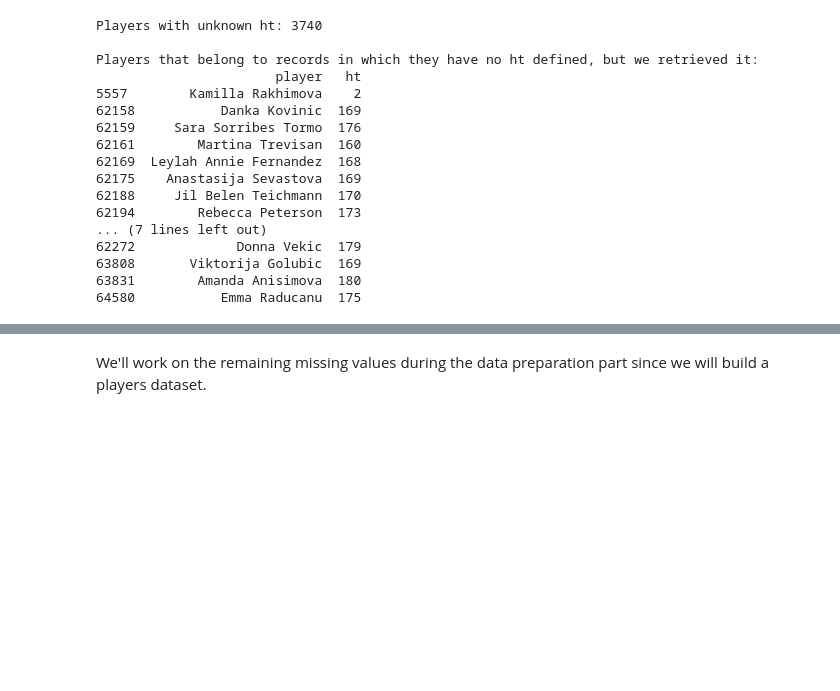
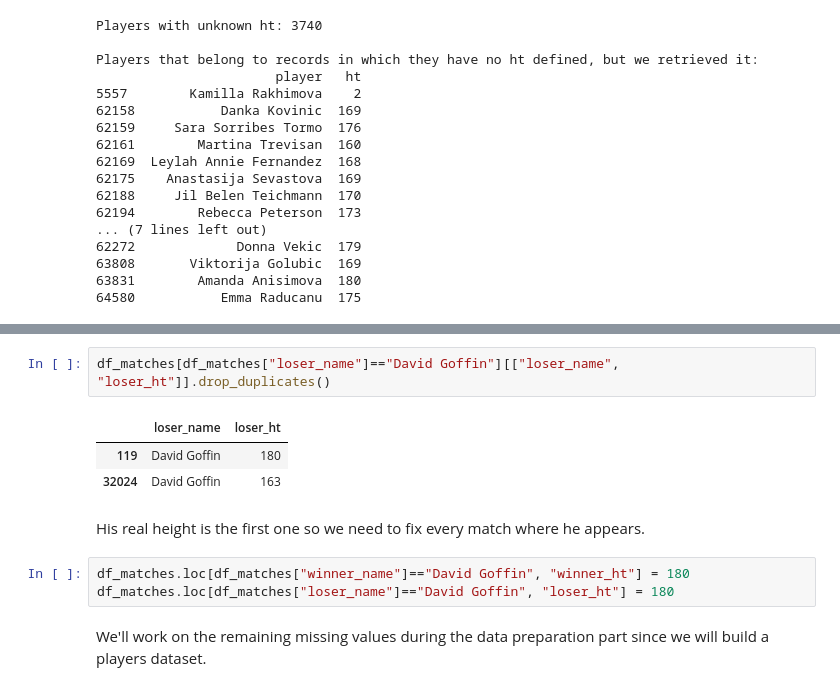
Before and after one commit to nikodallanoce/DataMiningProject, a Jupyter notebook: DM_14_TASK1/DM_14_data_understanding.ipynb, the cells around one changed output, grey strips where cells are left out. Saved outputs shown, nothing was run; the diff lists cells and outputs as text; blank space fills up the shorter version.

```diff
--- a/DM_14_TASK1/DM_14_data_understanding.ipynb
+++ b/DM_14_TASK1/DM_14_data_understanding.ipynb
@@ -569,3 +728,14 @@ Players that belong to records in which they have no ht defined, but we retrieve
+# %%
+df_matches[df_matches["loser_name"]=="David Goffin"][["loser_name", "loser_ht"]].drop_duplicates()
+# %% [output]
+|  | loser_name | loser_ht |
+| 119 | David Goffin | 180 |
+| 32024 | David Goffin | 163 |
+# %% [markdown]
+His real height is the first one so we need to fix every match where he appears.
+# %%
+df_matches.loc[df_matches["winner_name"]=="David Goffin", "winner_ht"] = 180
+df_matches.loc[df_matches["loser_name"]=="David Goffin", "loser_ht"] = 180
 # %% [markdown]
 We'll work on the remaining missing values during the data preparation part since we will build a players dataset.
 # %%
```
Also changed, not shown: parts of 25 cells of this notebook.
